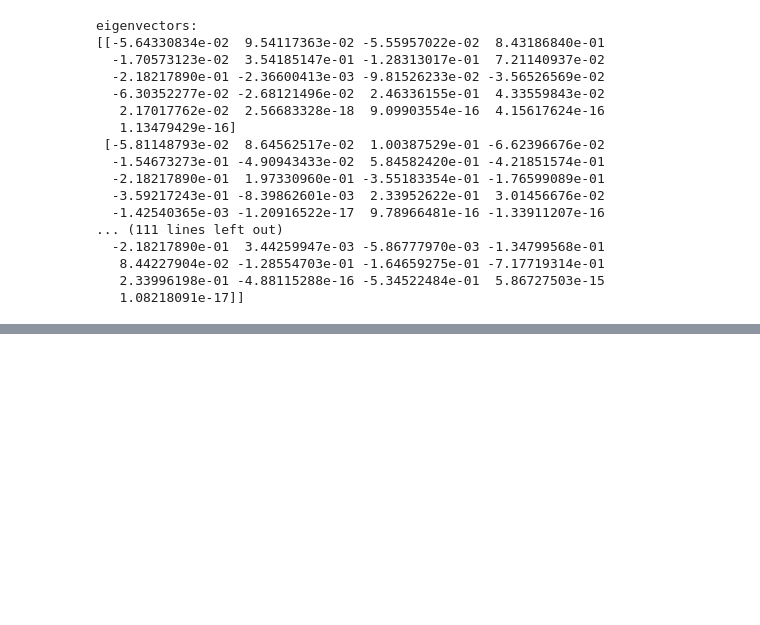
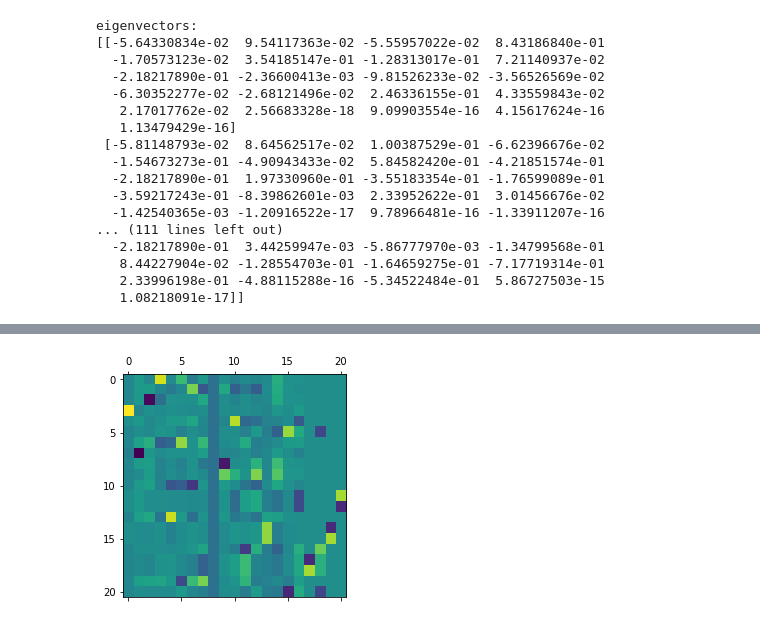
Before and after one commit to jonathan-conover1/CMPE-256, a Jupyter notebook: OG_Triloy_Graph_Analysis.ipynb, the cells around one changed output, grey strips where cells are left out. Cells and saved outputs as stored; diff of their text form; code cells hidden in the pictures; blank space fills up the shorter version.

```diff
--- a/OG_Triloy_Graph_Analysis.ipynb
+++ b/OG_Triloy_Graph_Analysis.ipynb
@@ -248,0 +249,6 @@ plt.show()
+# %%
+viz_ev = np.array(v)
+plt.matshow(viz_ev)
+plt.show()
+# %% [output]
+[figure, added]
```
Also changed, not shown: parts of 10 cells of this notebook, 2 other files.
